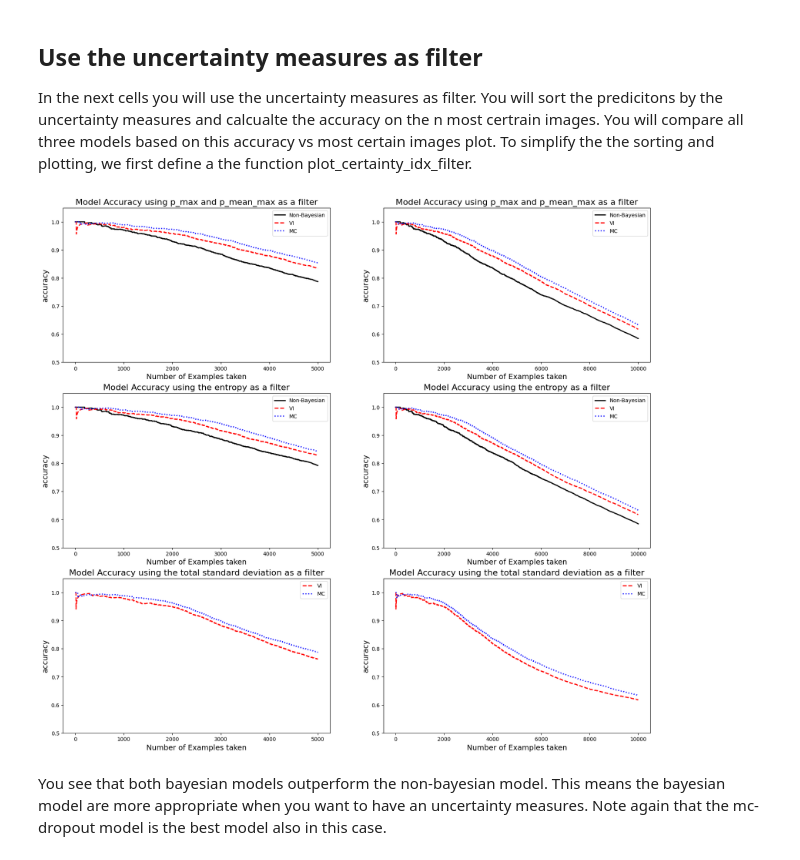
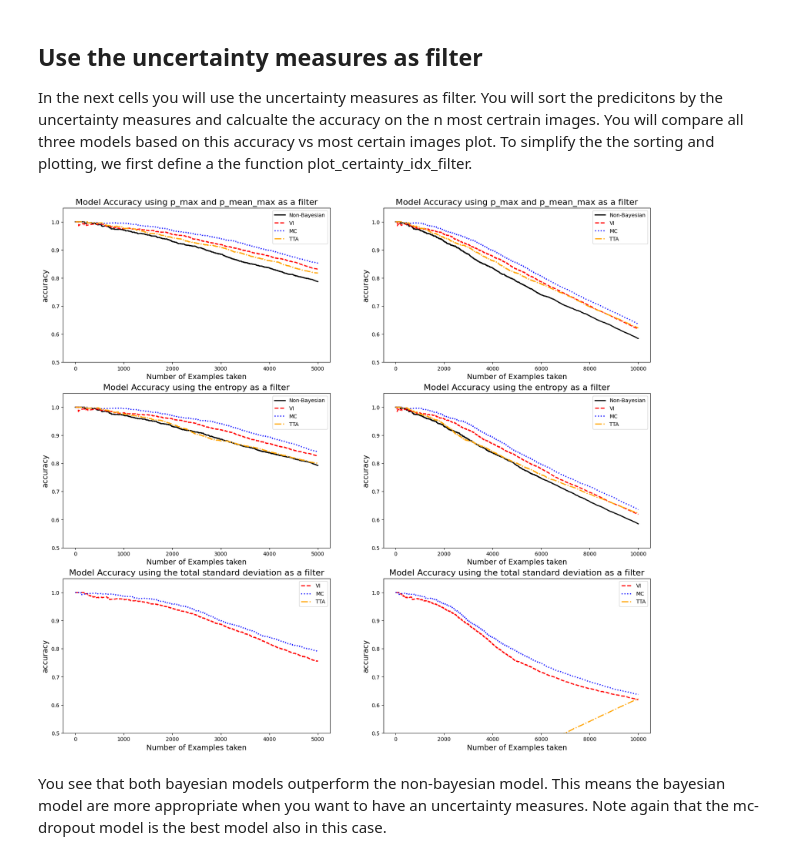
Before and after one commit to RachelRamirez/tta, a Jupyter notebook: NB_ch08_04.ipynb, the cells around one changed output. Cells and saved outputs as stored; diff of their text form; code cells hidden in the pictures.

```diff
--- a/NB_ch08_04.ipynb
+++ b/NB_ch08_04.ipynb
@@ -456,0 +515,4 @@ test_acc_all, test_acc_known
+# %%
+tta_steps = 50
+bs = 64
+# epochs = 15
@@ -456,0 +541,6 @@ test_acc_all, test_acc_known
+# %%
+predictions_tta = []
+
+for i in tqdm(range(tta_steps)):
+    preds = model.predict(test_datagen.flow(x_test, batch_size=bs, shuffle=False), steps = len(x_test)/bs)   #Changed X_val to X_test
+    predictions_tta.append(preds)
@@ -456,0 +554,4 @@ test_acc_all, test_acc_known
+# %%
+final_pred = np.mean(predictions_tta, axis=0)
+
+#final_pred[0] #This is the average guess for image 0, "3" followed by "5"
@@ -694,46 +932,59 @@ plt.subplot(3,2,1)
 plot_certainty_idx_filter(5000,nll_,pred_labels,'black','solid')
 plot_certainty_idx_filter(5000,nll_vi,pred_labels_vi,'red','dashed')
 plot_certainty_idx_filter(5000,nll_mc,pred_labels_mc,'blue','dotted')
+
+plot_certainty_idx_filter(5000,nll_tta,pred_labels_tta,'orange','dashdot')
 plt.title('Model Accuracy using p_max and p_mean_max as a filter',fontsize=16)
-plt.legend(['Non-Bayesian', 'VI',"MC"], loc='upper right')
+plt.legend(['Non-Bayesian', 'VI',"MC","TTA"], loc='upper right')
 
 plt.subplot(3,2,2)
 plot_certainty_idx_filter(10000,nll_,pred_labels,'black','solid')
 plot_certainty_idx_filter(10000,nll_vi,pred_labels_vi,'red','dashed')
 plot_certainty_idx_filter(10000,nll_mc,pred_labels_mc,'blue','dotted')
+
+plot_certainty_idx_filter(10000,nll_tta,pred_labels_tta,'orange','dashdot')
 plt.title('Model Accuracy using p_max and p_mean_max as a filter',fontsize=16)
-plt.legend(['Non-Bayesian', 'VI',"MC"], loc='upper right')
+plt.legend(['Non-Bayesian', 'VI',"MC","TTA"], loc='upper right')
 
 plt.subplot(3,2,3)
 plot_certainty_idx_filter(5000,entropy,pred_labels,'black','solid')
 plot_certainty_idx_filter(5000,entropy_vi,pred_labels_vi,'red','dashed')
 plot_certainty_idx_filter(5000,entropy_mc,pred_labels_mc,'blue','dotted')
+
+plot_certainty_idx_filter(5000,entropy_tta,pred_labels_tta,'orange','dashdot')
+
 plt.title('Model Accuracy using the entropy as a filter',fontsize=16)
-plt.legend(['Non-Bayesian', 'VI',"MC"], loc='upper right')
+plt.legend(['Non-Bayesian', 'VI',"MC", "TTA"], loc='upper right')
 
 plt.subplot(3,2,4)
 plot_certainty_idx_filter(10000,entropy,pred_labels,'black','solid')
 plot_certainty_idx_filter(10000,entropy_vi,pred_labels_vi,'red','dashed')
 plot_certainty_idx_filter(10000,entropy_mc,pred_labels_mc,'blue','dotted')
+plot_certainty_idx_filter(10000,entropy_tta,pred_labels_tta,'orange','dashdot')
+
 plt.title('Model Accuracy using the entropy as a filter',fontsize=16)
-plt.legend(['Non-Bayesian', 'VI',"MC"], loc='upper right')
+plt.legend(['Non-Bayesian', 'VI',"MC","TTA"], loc='upper right')
 
 plt.subplot(3,2,5)
 plot_certainty_idx_filter(5000,pred_std_vi,pred_labels_vi,'red','dashed')
 plot_certainty_idx_filter(5000,pred_std_mc,pred_labels_mc,'blue','dotted')
+plot_certainty_idx_filter(5000,pred_std_tta,pred_labels_tta,'orange','dashdot')
+
 plt.title('Model Accuracy using the total standard deviation as a filter',fontsize=16)
-plt.legend(['VI',"MC"], loc='upper right')
+plt.legend(['VI',"MC","TTA"], loc='upper right')
 
 plt.subplot(3,2,6)
 plot_certainty_idx_filter(10000,pred_std_vi,pred_labels_vi,'red','dashed')
 plot_certainty_idx_filter(10000,pred_std_mc,pred_labels_mc,'blue','dotted')
+plot_certainty_idx_filter(10000,pred_std_tta,pred_labels_tta,'orange','dashdot')
+
 plt.title('Model Accuracy using the total standard deviation as a filter',fontsize=16)
-plt.legend(['VI',"MC"], loc='upper right')
+plt.legend(['VI',"MC", "TTA"], loc='upper right')
 plt.savefig("8.filter.pdf")
 plt.show()
 #from google.colab import files
 #files.download('8.filter.pdf')
 # %% [output]
-[figure, old version]
+[figure, new version]
 # %% [markdown]
 You see that both bayesian models outperform the non-bayesian model. This means the bayesian model are more appropriate when you want to have an uncertainty measures. Note again that the mc-dropout model is the best model also in this case.
```
Also changed, not shown: parts of 28 cells of this notebook.
